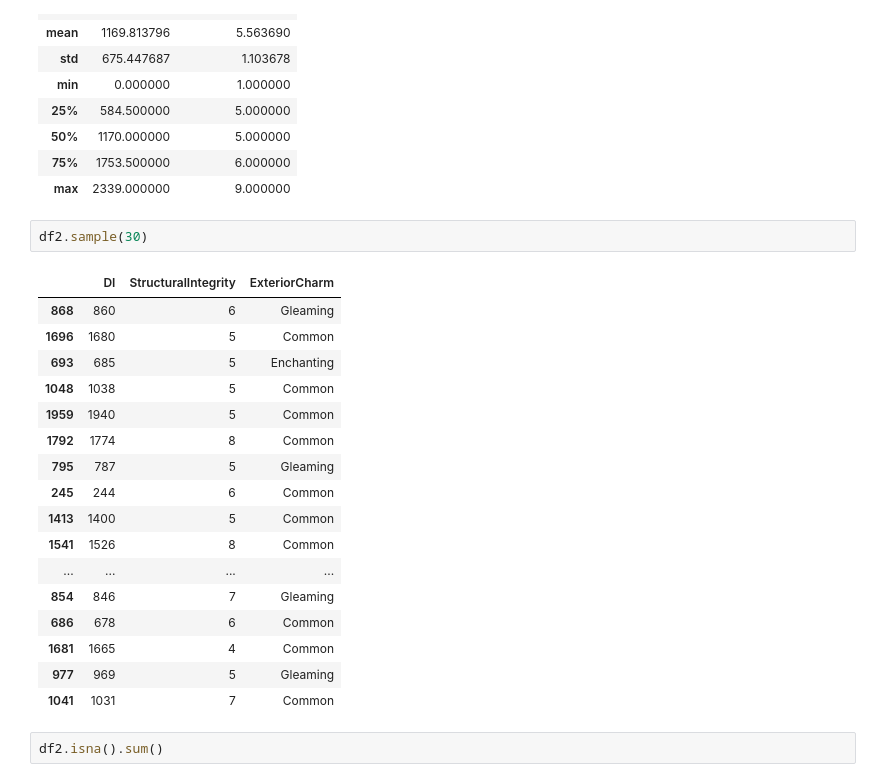
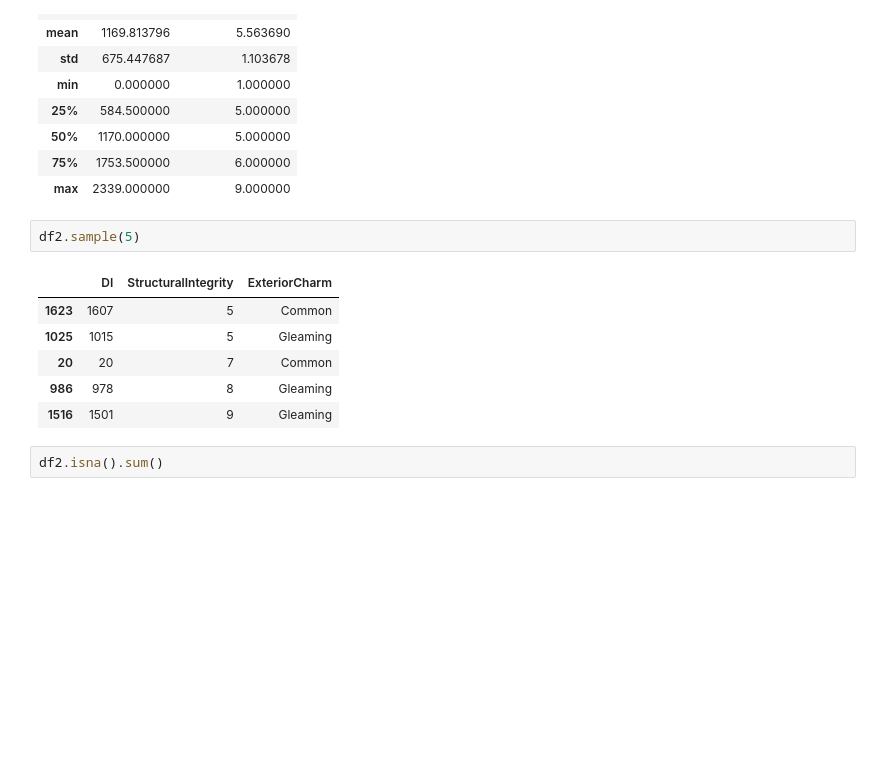
Before and after one commit to RaineScarlett/dsreport, a Jupyter notebook: iteration2.ipynb, the cells around one changed output. Drawn from its saved outputs; the diff is of its cells as text; blank space fills up the shorter version.

```diff
--- a/iteration2.ipynb
+++ b/iteration2.ipynb
@@ -68,25 +68,14 @@ df2.describe()
 | 75% | 1753.500000 | 6.000000 |
 | max | 2339.000000 | 9.000000 |
 # %%
-df2.sample(30)
+df2.sample(5)
 # %% [output]
 |  | DI | StructuralIntegrity | ExteriorCharm |
-| 868 | 860 | 6 | Gleaming |
-| 1696 | 1680 | 5 | Common |
-| 693 | 685 | 5 | Enchanting |
-| 1048 | 1038 | 5 | Common |
-| 1959 | 1940 | 5 | Common |
-| 1792 | 1774 | 8 | Common |
-| 795 | 787 | 5 | Gleaming |
-| 245 | 244 | 6 | Common |
-| 1413 | 1400 | 5 | Common |
-| 1541 | 1526 | 8 | Common |
-| ... | ... | ... | ... |
-| 854 | 846 | 7 | Gleaming |
-| 686 | 678 | 6 | Common |
-| 1681 | 1665 | 4 | Common |
-| 977 | 969 | 5 | Gleaming |
-| 1041 | 1031 | 7 | Common |
+| 1623 | 1607 | 5 | Common |
+| 1025 | 1015 | 5 | Gleaming |
+| 20 | 20 | 7 | Common |
+| 986 | 978 | 8 | Gleaming |
+| 1516 | 1501 | 9 | Gleaming |
 # %%
 df2.isna().sum()
 # %% [output]
```
Also changed, not shown: parts of 22 cells of this notebook, 2 other files.
